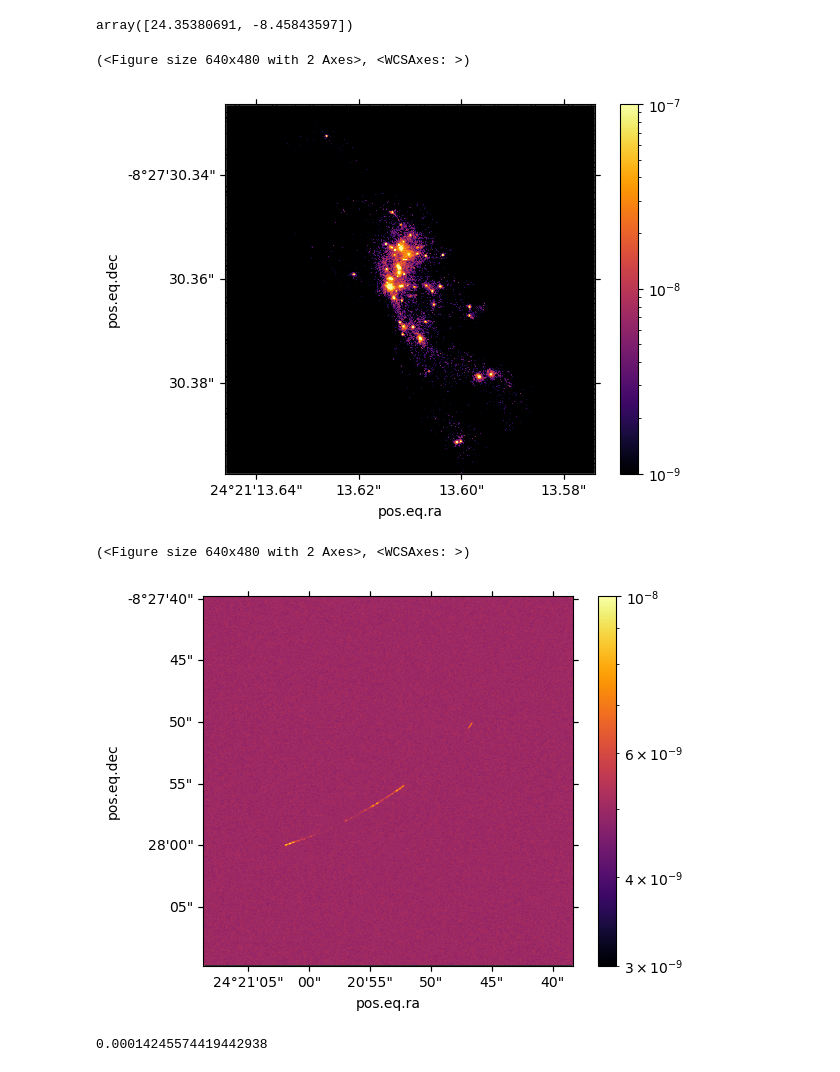
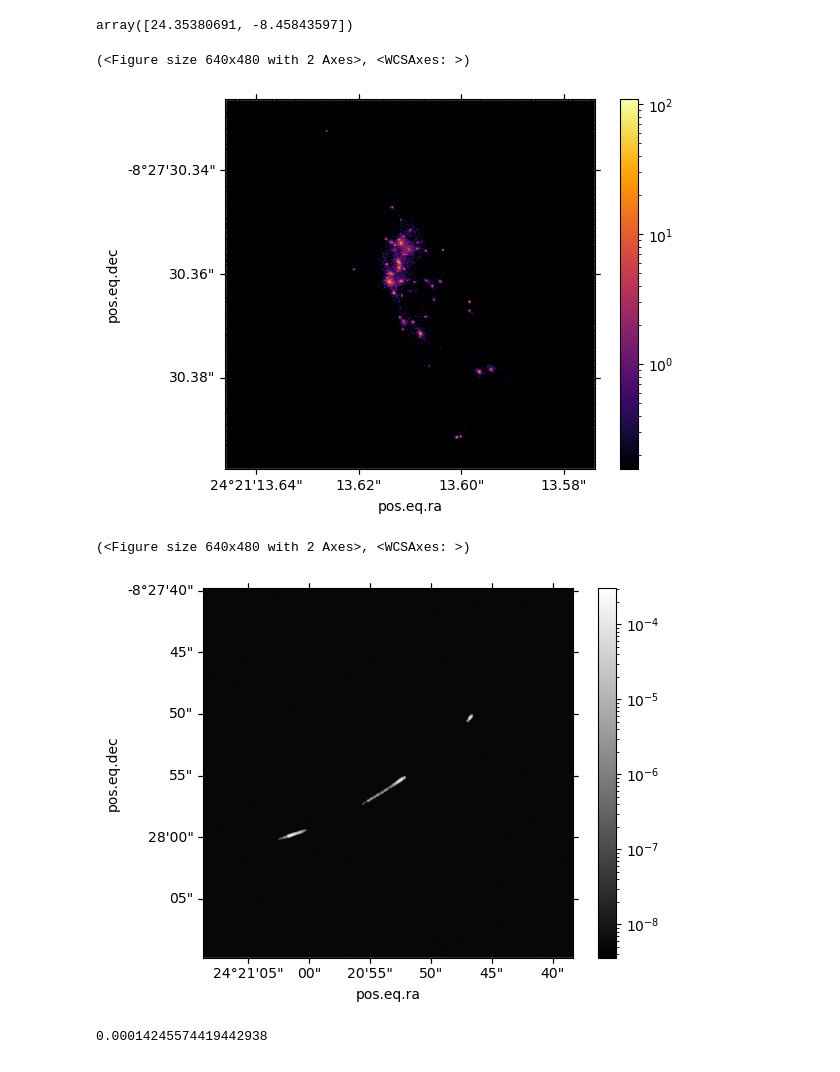
Before and after one commit to aetherumd/silmaril, a Jupyter notebook: docs/source/notebooks/sunrise.ipynb, the cells around one changed output. Cells and saved outputs as stored; diff of their text form; code cells hidden in the pictures.

```diff
--- a/silmaril/sunrise.ipynb
+++ b/docs/source/notebooks/sunrise.ipynb
@@ -37,7 +36,7 @@ array([24.35380691, -8.45843597])
 galaxy = Galaxy("pos_00447_468_99_myr.txt",redshift=6.2,size=200,center=SkyCoord(24.35378054, -8.45843384,unit="deg"))
 observation = Observation(detector,lens,galaxy)
 # %%
-galaxy.plot(resolution=500,norm=LogNorm(1e-9,1e-7))
+galaxy.plot(resolution=500,norm=LogNorm())
 # %% [output]
 (<Figure size 640x480 with 2 Axes>, <WCSAxes: >)
-[figure, old version]
+[figure, new version]
@@ -44,8 +45,8 @@ galaxy.plot(resolution=500,norm=LogNorm(1e-9,1e-7))
 # %%
-observation.plot(background=5e-9,noise=3e-10,source_resolution=1000,zoom_factor=2,norm=LogNorm(3e-9,1e-8))
+observation.plot(background=5e-9,noise=3e-10,source_resolution=1000,zoom_factor=1)
 # %% [output]
 (<Figure size 640x480 with 2 Axes>, <WCSAxes: >)
-[figure, old version]
+[figure, new version]
 # %%
 galaxy.pixel_scale(resolution=1000,zoom_factor=2)
 # %% [output]
```
Also changed, not shown: parts of 4 cells of this notebook, 50 other files.
